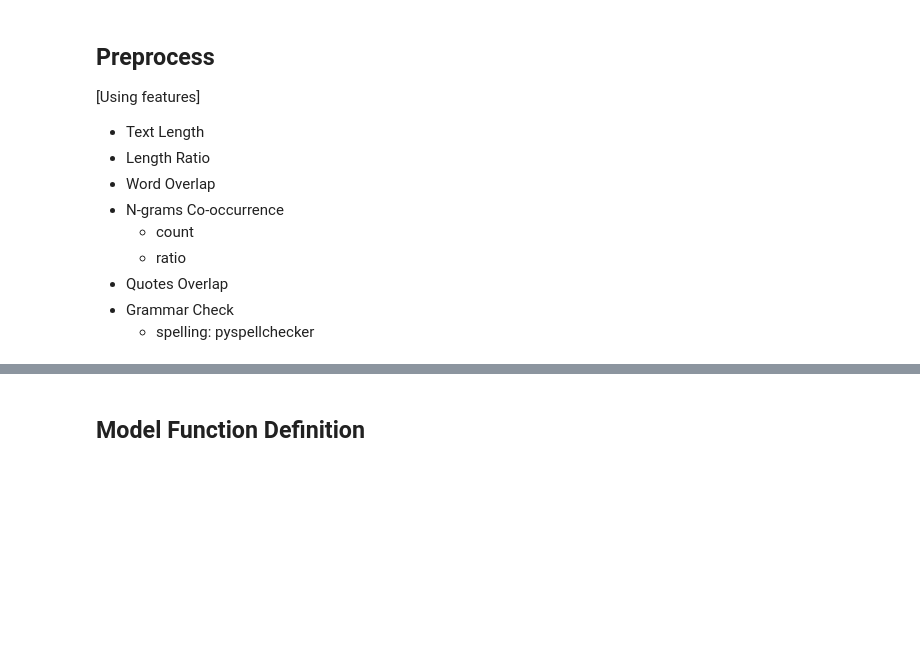
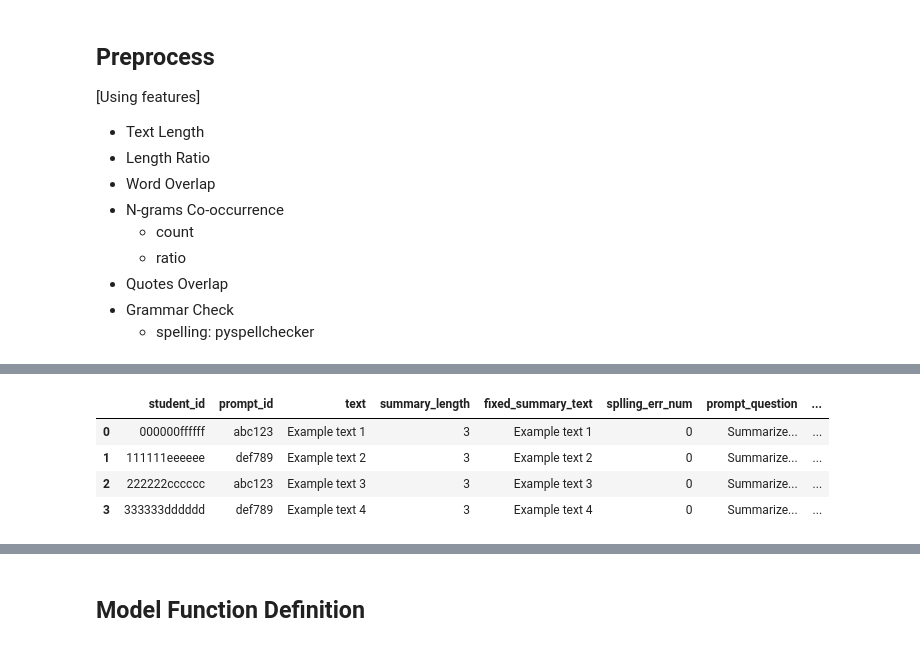
Before and after one commit to krisalmighty/commonlit_kaggle_match, a Jupyter notebook: commonlit-ess-lgbm-autocorrect-deberta-v3-tuned.ipynb, the cells around one changed output, grey strips where cells are left out. Drawn from its saved outputs; the diff is of its cells as text; code cells hidden in the pictures; blank space fills up the shorter version.

```diff
--- a/commonlit-ess-lgbm-autocorrect-deberta-v3-tuned.ipynb
+++ b/commonlit-ess-lgbm-autocorrect-deberta-v3-tuned.ipynb
@@ -131,9 +147,11 @@ class Preprocessor:
         self.tokenizer = AutoTokenizer.from_pretrained(f"./kaggle/input/{model_name}")
         self.twd = TreebankWordDetokenizer()
         self.STOP_WORDS = set(stopwords.words('english'))
+        # Linguistic annotations
+        self.spacy_ner_model = spacy.load('en_core_web_sm',)
+        # directly coorect a
+        self.speller = Speller(lang='en')
 
-        self.spacy_ner_model = spacy.load('en_core_web_sm',)
-        self.speller = Speller(lang='en')
         self.spellchecker = SpellChecker()
 
     def word_overlap_count(self, row):
@@ -254,9 +272,8 @@ class Preprocessor:
 
         # merge prompts and summaries
         input_df = summaries.merge(prompts, how="left", on="prompt_id")
-
         # after merge preprocess
-        # input_df['length_ratio'] = input_df['summary_length'] / input_df['prompt_length']
+        input_df['length_ratio'] = input_df['summary_length'] / input_df['prompt_length']
 
         input_df['word_overlap_count'] = input_df.progress_apply(self.word_overlap_count, axis=1)
         input_df['bigram_overlap_count'] = input_df.progress_apply(
@@ -286,4 +303,12 @@ train.head()
 | 2 | 004e978e639e | 3b9047 | In Egypt, there were many occupat... | 3.128928 | 4.231226 | 269 | In Egypt, there were many occupat... | 32 | ... |
 | 3 | 005ab0199905 | 3b9047 | The highest class was Pharaohs th... | -0.210614 | -0.471415 | 28 | The highest class was Pharaohs th... | 5 | ... |
 | 4 | 0070c9e7af47 | 814d6b | The Third Wave developed rapidly ... | 3.272894 | 3.219757 | 232 | The Third Wave developed rapidly ... | 29 | ... |
+# %%
+test.head()
+# %% [output]
+|  | student_id | prompt_id | text | summary_length | fixed_summary_text | splling_err_num | prompt_question | ... |
+| 0 | 000000ffffff | abc123 | Example text 1 | 3 | Example text 1 | 0 | Summarize... | ... |
+| 1 | 111111eeeeee | def789 | Example text 2 | 3 | Example text 2 | 0 | Summarize... | ... |
+| 2 | 222222cccccc | abc123 | Example text 3 | 3 | Example text 3 | 0 | Summarize... | ... |
+| 3 | 333333dddddd | def789 | Example text 4 | 3 | Example text 4 | 0 | Summarize... | ... |
 # %%
```
Also changed, not shown: parts of 13 cells of this notebook.
